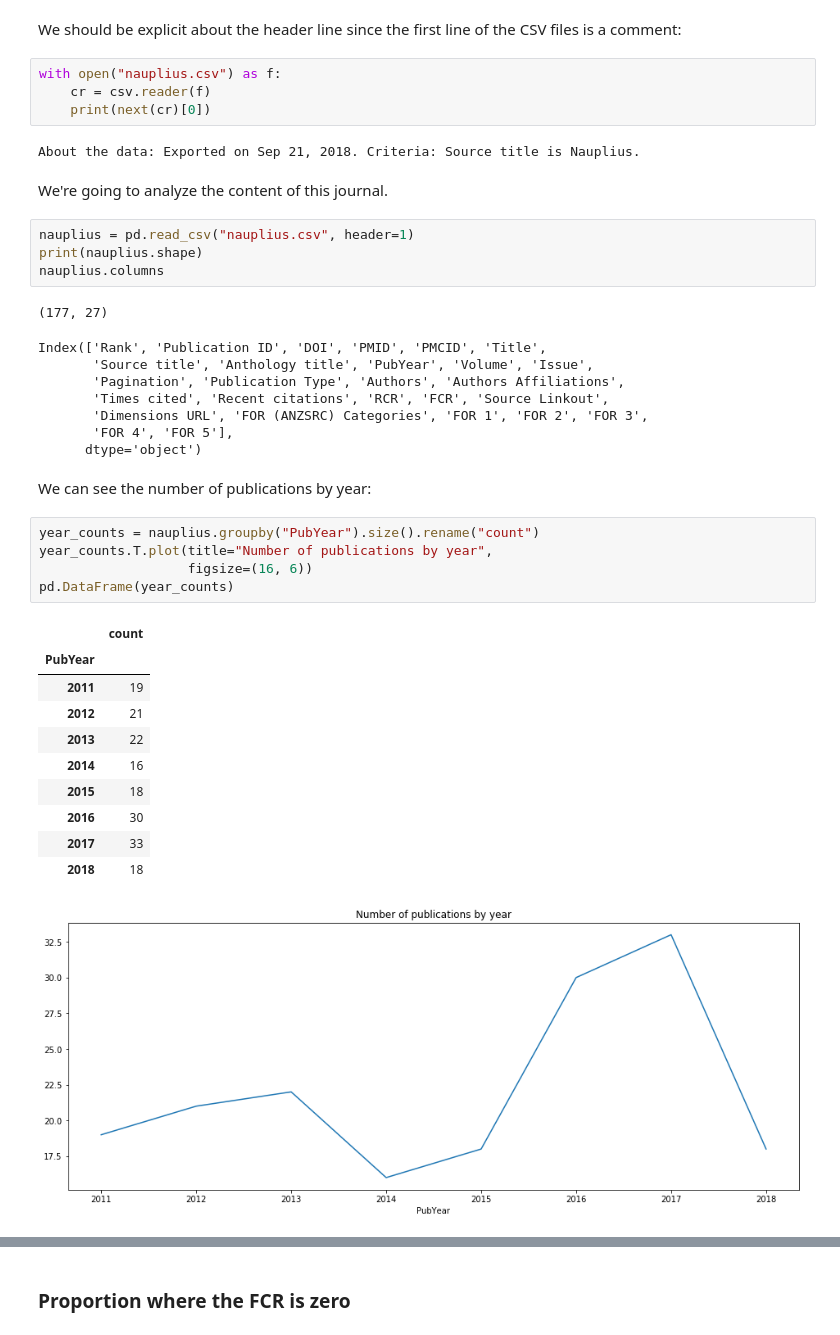
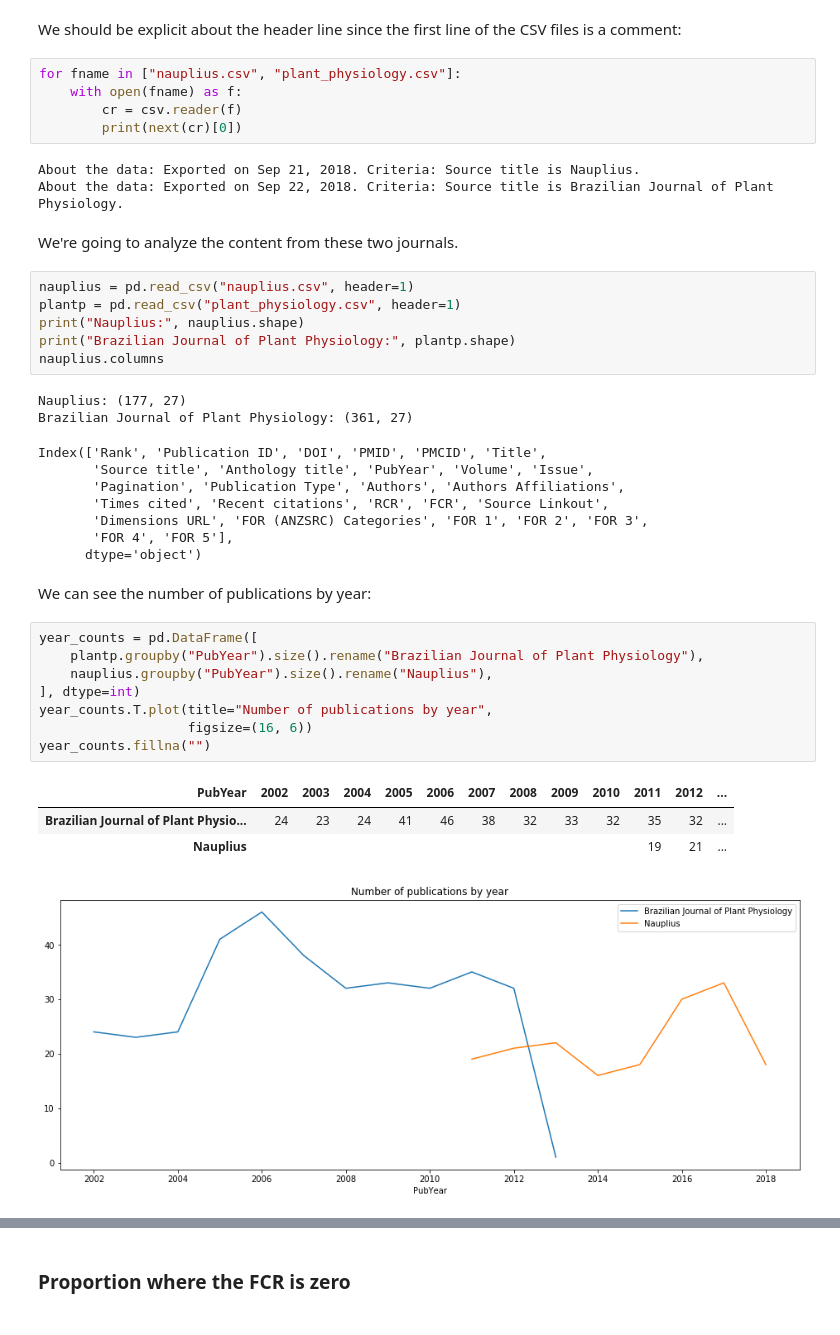
Before and after one commit to scieloorg/scielo20gt6, a Jupyter notebook: dimensions_fcr.ipynb, the cells around one changed output, grey strips where cells are left out. Saved outputs shown, nothing was run; the diff lists cells and outputs as text.

```diff
--- a/dimensions_fcr.ipynb
+++ b/dimensions_fcr.ipynb
@@ -60,19 +60,24 @@ We should be explicit about the header line
 since the first line of the CSV files
 is a comment:
 # %%
-with open("nauplius.csv") as f:
-    cr = csv.reader(f)
-    print(next(cr)[0])
+for fname in ["nauplius.csv", "plant_physiology.csv"]:
+    with open(fname) as f:
+        cr = csv.reader(f)
+        print(next(cr)[0])
 # %% [output]
 About the data: Exported on Sep 21, 2018. Criteria: Source title is Nauplius.
+About the data: Exported on Sep 22, 2018. Criteria: Source title is Brazilian Journal of Plant Physiology.
 # %% [markdown]
-We're going to analyze the content of this journal.
+We're going to analyze the content from these two journals.
 # %%
 nauplius = pd.read_csv("nauplius.csv", header=1)
-print(nauplius.shape)
+plantp = pd.read_csv("plant_physiology.csv", header=1)
+print("Nauplius:", nauplius.shape)
+print("Brazilian Journal of Plant Physiology:", plantp.shape)
 nauplius.columns
 # %% [output]
-(177, 27)
+Nauplius: (177, 27)
+Brazilian Journal of Plant Physiology: (361, 27)
 Index(['Rank', 'Publication ID', 'DOI', 'PMID', 'PMCID', 'Title',
        'Source title', 'Anthology title', 'PubYear', 'Volume', 'Issue',
        'Pagination', 'Publication Type', 'Authors', 'Authors Affiliations',
@@ -83,19 +88,15 @@ Index(['Rank', 'Publication ID', 'DOI', 'PMID', 'PMCID', 'Title',
 # %% [markdown]
 We can see the number of publications by year:
 # %%
-year_counts = nauplius.groupby("PubYear").size().rename("count")
+year_counts = pd.DataFrame([
+    plantp.groupby("PubYear").size().rename("Brazilian Journal of Plant Physiology"),
+    nauplius.groupby("PubYear").size().rename("Nauplius"),
+], dtype=int)
 year_counts.T.plot(title="Number of publications by year",
                    figsize=(16, 6))
-pd.DataFrame(year_counts)
+year_counts.fillna("")
 # %% [output]
-|  | count |
-| PubYear |  |
-| 2011 | 19 |
-| 2012 | 21 |
-| 2013 | 22 |
-| 2014 | 16 |
-| 2015 | 18 |
-| 2016 | 30 |
-| 2017 | 33 |
-| 2018 | 18 |
+| PubYear | 2002 | 2003 | 2004 | 2005 | 2006 | 2007 | 2008 | 2009 | 2010 | 2011 | 2012 | ... |
+| Brazilian Journal of Plant Physio... | 24 | 23 | 24 | 41 | 46 | 38 | 32 | 33 | 32 | 35 | 32 | ... |
+| Nauplius |  |  |  |  |  |  |  |  |  | 19 | 21 | ... |
-[figure, old version]
+[figure, new version]
```
Also changed, not shown: parts of 59 cells of this notebook.
